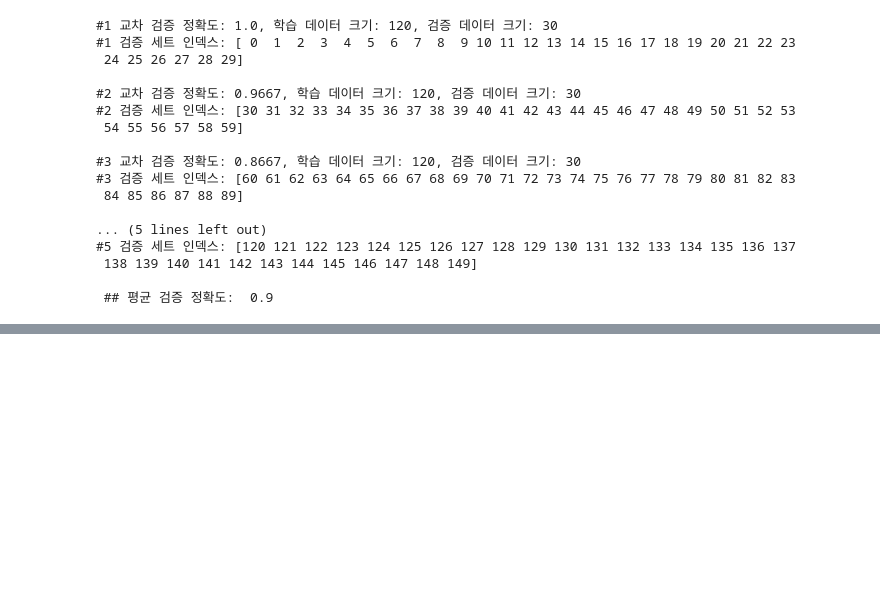
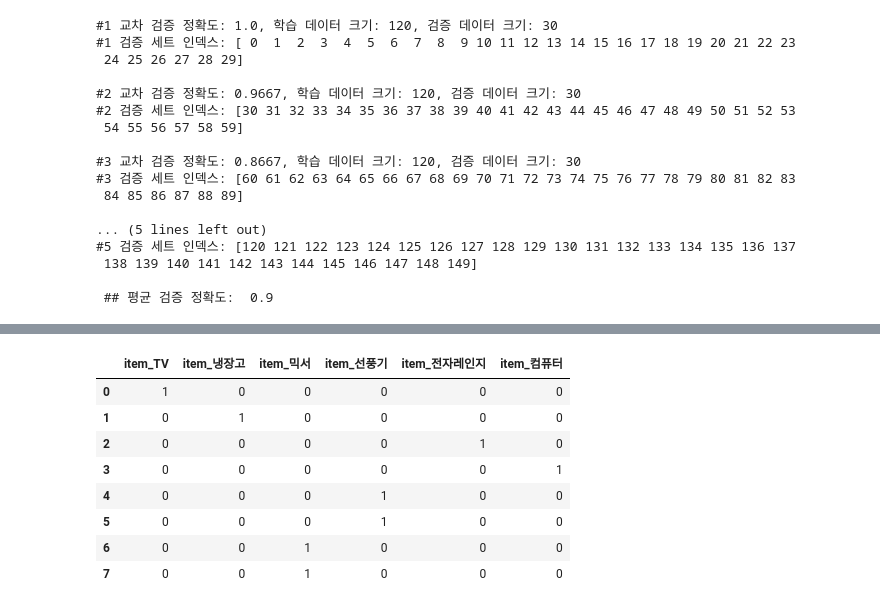
Before and after one commit to stahangryum/JBIG_Study, a Jupyter notebook: W02/Ch2.ipynb, the cells around one changed output, grey strips where cells are left out. Saved outputs shown, nothing was run; the diff lists cells and outputs as text; code cells hidden in the pictures; blank space fills up the shorter version.

```diff
--- a/W02/Ch2.ipynb
+++ b/W02/Ch2.ipynb
@@ -272,0 +396,5 @@ print('\n ## 평균 검증 정확도: ', np.mean(cv_accuracy))
+# %%
+import pandas as pd
+
+df = pd.DataFrame({'item':['TV', '냉장고', '전자레인지', '컴퓨터', '선풍기', '선풍기', '믹서', '믹서']})
+df
@@ -272,0 +411,12 @@ print('\n ## 평균 검증 정확도: ', np.mean(cv_accuracy))
+# %%
+pd.get_dummies(df)
+# %% [output]
+|  | item_TV | item_냉장고 | item_믹서 | item_선풍기 | item_전자레인지 | item_컴퓨터 |
+| 0 | 1 | 0 | 0 | 0 | 0 | 0 |
+| 1 | 0 | 1 | 0 | 0 | 0 | 0 |
+| 2 | 0 | 0 | 0 | 0 | 1 | 0 |
+| 3 | 0 | 0 | 0 | 0 | 0 | 1 |
+| 4 | 0 | 0 | 0 | 1 | 0 | 0 |
+| 5 | 0 | 0 | 0 | 1 | 0 | 0 |
+| 6 | 0 | 0 | 1 | 0 | 0 | 0 |
+| 7 | 0 | 0 | 1 | 0 | 0 | 0 |
```
Also changed, not shown: parts of 31 cells of this notebook.
